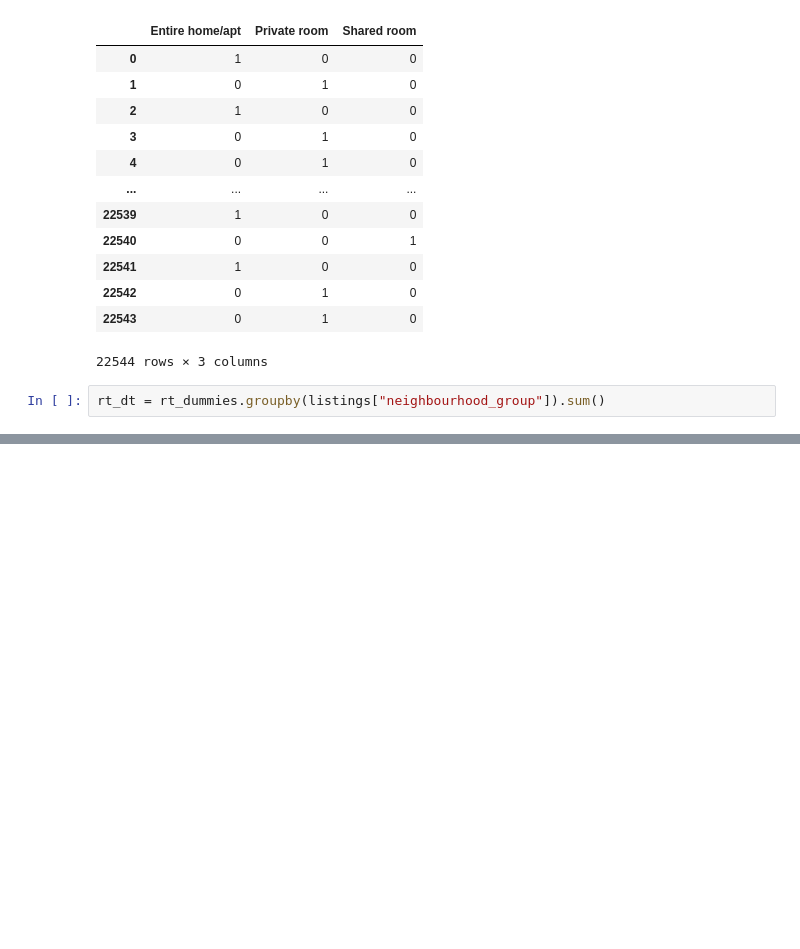
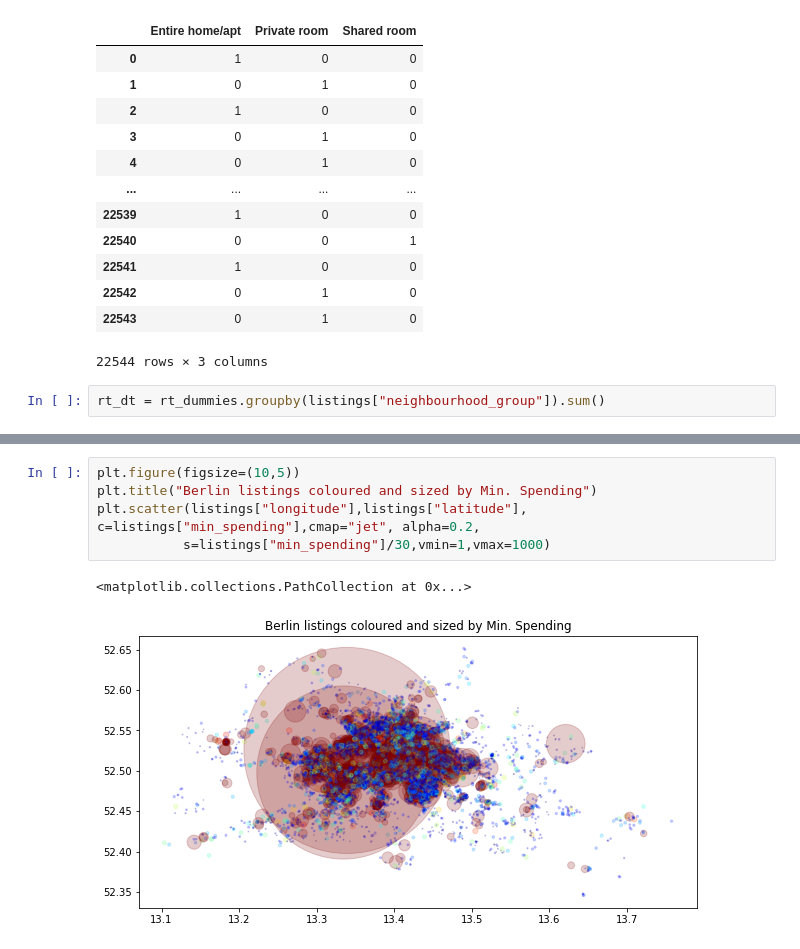
Before and after one commit to JacobUkokobili/Airbnb-Analytics-Berlin, a Jupyter notebook: notebooks/insights.ipynb, the cells around one changed output, grey strips where cells are left out. Drawn from its saved outputs; the diff is of its cells as text; blank space fills up the shorter version.

```diff
--- a/notebooks/insights.ipynb
+++ b/notebooks/insights.ipynb
@@ -301,0 +311,8 @@ rt_dt
+# %%
+plt.figure(figsize=(10,5))
+plt.title("Berlin listings coloured and sized by Min. Spending")
+plt.scatter(listings["longitude"],listings["latitude"], c=listings["min_spending"],cmap="jet", alpha=0.2,
+           s=listings["min_spending"]/30,vmin=1,vmax=1000)
+# %% [output]
+<matplotlib.collections.PathCollection at 0x...>
+[figure, added]
```
Also changed, not shown: parts of 4 cells of this notebook.
